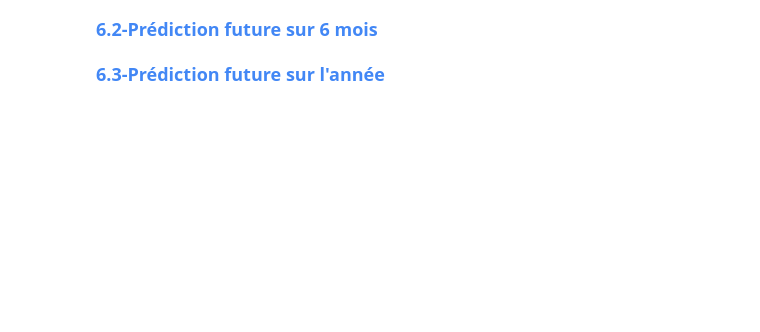
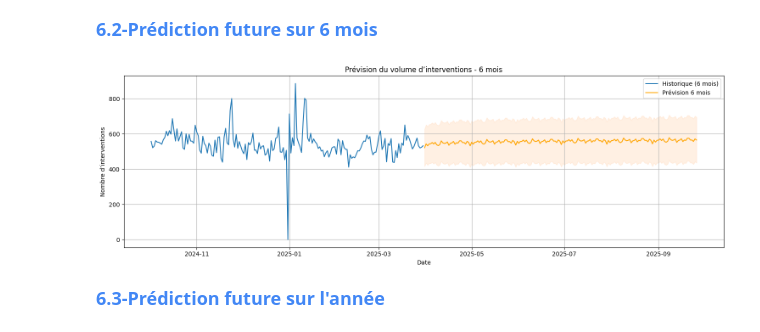
Before and after one commit to Massilia23/london-fire-response, a Jupyter notebook: notebooks/models/Model_Time-serie.ipynb, the cells around one changed output. Cells and saved outputs as stored; diff of their text form; code cells hidden in the pictures; blank space fills up the shorter version.

```diff
--- a/notebooks/models/Model_Time-serie.ipynb
+++ b/notebooks/models/Model_Time-serie.ipynb
@@ -226,4 +321,22 @@ NameError: name 'df' is not defined
 # %% [markdown]
 <span style=" color:#4287f5 ; font-size:1.2em; font-weight:bold" > 6.2-Prédiction future sur 6 mois </span>
+# %%
+forecast_180 = results.get_forecast(steps=180)
+mean_180 = forecast_180.predicted_mean
+conf_180 = forecast_180.conf_int()
+
+plt.figure(figsize=(15, 5))
+plt.plot(y[-180:], label='Historique (6 mois)')
+plt.plot(mean_180, label='Prévision 6 mois', color='orange')
+plt.fill_between(conf_180.index, conf_180.iloc[:, 0], conf_180.iloc[:, 1], color='peachpuff', alpha=0.4)
+plt.title("Prévision du volume d’interventions - 6 mois")
+plt.xlabel("Date")
+plt.ylabel("Nombre d’interventions")
+plt.legend()
+plt.grid(True)
+plt.tight_layout()
+plt.show()
+# %% [output]
+[figure, added]
 # %% [markdown]
 <span style=" color:#4287f5 ; font-size:1.2em; font-weight:bold" > 6.3-Prédiction future sur l'année </span>
```
Also changed, not shown: parts of 12 cells of this notebook, 14 other files.
